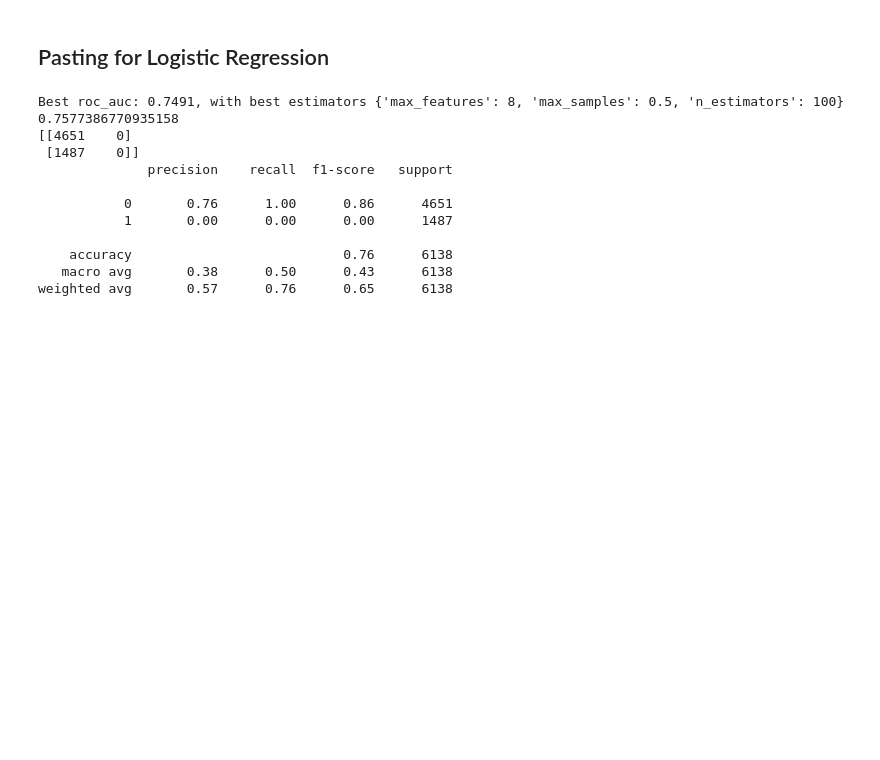
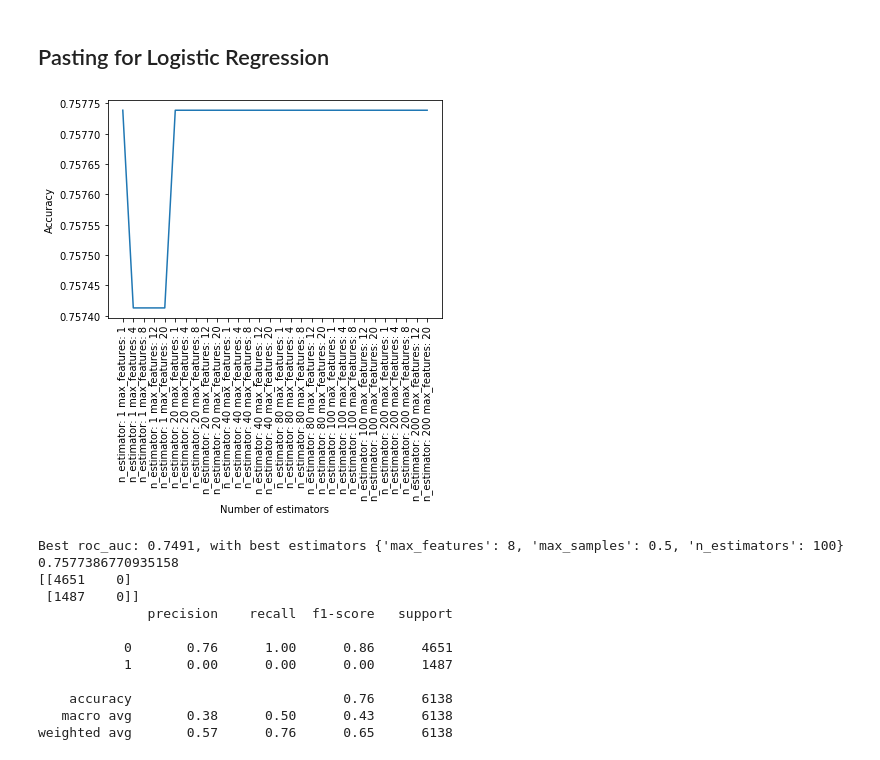
Before and after one commit to skakarla006/proj, a Jupyter notebook: Project2-Classification.ipynb, the cells around one changed output. Cells and saved outputs as stored; diff of their text form; code cells hidden in the pictures; blank space fills up the shorter version.

```diff
--- a/Project2-Classification.ipynb
+++ b/Project2-Classification.ipynb
@@ -782,4 +857,29 @@ Best roc_auc: 0.7493, with best estimators {'max_features': 8, 'max_samples': 0.
 weighted avg       0.57      0.76      0.65      6138
 # %% [markdown]
 ## Pasting for Logistic Regression
+# %%
+n_estimators = [1,20,40,80,100,200]
+max_features = [1,4,8,12,20]
+params=[]
+accuracy = []
+
+for estimator in n_estimators:
+    for features in max_features:
+        clf = BaggingClassifier(LogisticRegression(random_state=0, C=20), \
+                                bootstrap=False, random_state=0, \
+                                max_samples=0.5, \
+                                max_features=features, \
+                                n_estimators=estimator)
+        clf.fit(X, y)
+        acc = clf.score(X_test, y_test)
+        params.append("n_estimator: "+str(estimator)+" max_features: "+str(features))
+        accuracy.append(acc)
+
+plt.plot(params, accuracy)
+plt.xlabel("Number of estimators")
+plt.xticks(rotation=90)
+plt.ylabel("Accuracy")
+plt.show()
+# %% [output]
+[figure, added]
 # %%
```
Also changed, not shown: parts of 11 cells of this notebook.
